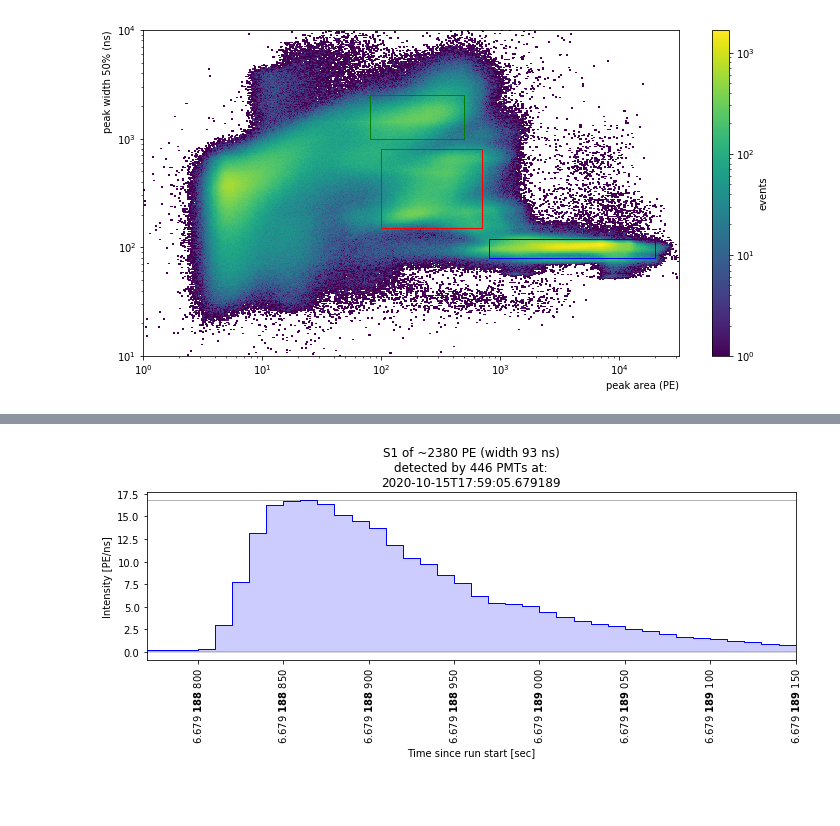
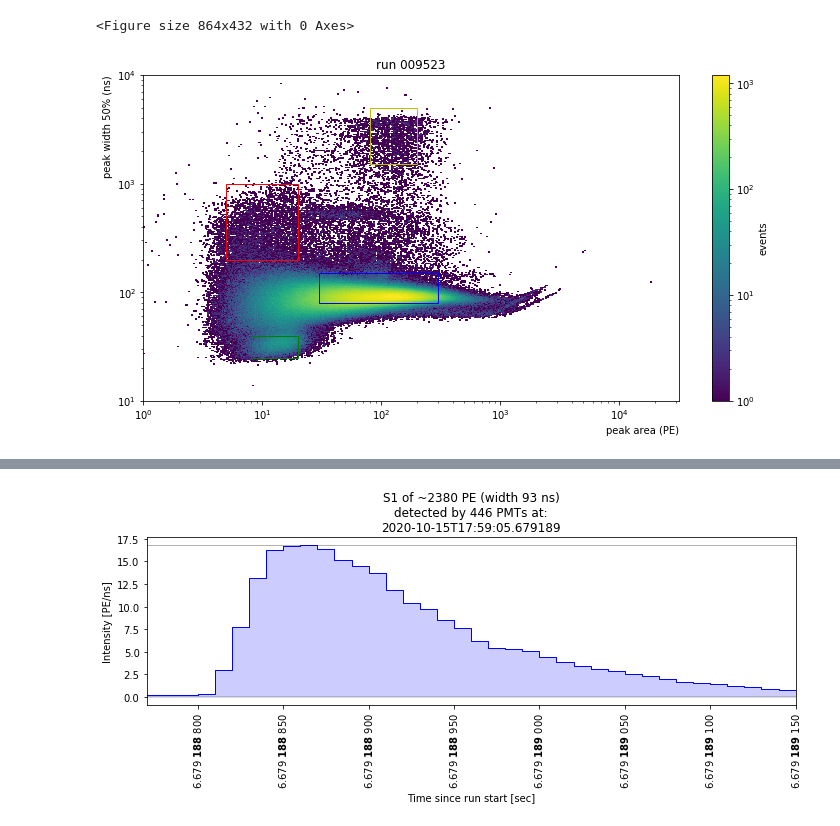
Before and after one commit to valerioda/xenon-note, a Jupyter notebook: fast_response_analysis/firstdata-nT.ipynb, the cells around one changed output, grey strips where cells are left out. Drawn from its saved outputs; the diff is of its cells as text; code cells hidden in the pictures; blank space fills up the shorter version.

Commit message:
first nT data

```diff
--- a/fast_response_analysis/firstdata-nT.ipynb
+++ b/fast_response_analysis/firstdata-nT.ipynb
@@ -66,2 +49,0 @@ runs
-# %%
-run_id = '009375'
@@ -98,0 +50,11 @@ def plot_some_peaks(peaks, max_plots = 5, randomize = False):
+# %%
+#run_id = '009375'
+def plot_area_width(st, run_id = '009510'):
+    if (st.is_stored(run_id, "peak_basics")):
+        #peaks = st.get_array(run_id, targets = ('peak_basics'), #seconds_range = (0, 10),
+                             #progress_bar=False)
+        #print(f'Loaded {peaks.nbytes/1e6:.1f} MB of peaks-data')
+        data = psu.select_data(st,run_id)
+        psu.plot_area_width(data,0,4.5,1,4)
+        plt.title(f'run {run_id}')
+    else: print('peak_basics is not stored')
@@ -99,16 +121,21 @@ def plot_some_peaks(peaks, max_plots = 5, randomize = False):
 # %%
-psu.plot_area_width(data,0,4.5,1,4)
-area_cut1 = (800,2e4)
-area_cut2 = (100,700)
-area_cut3 = (80,500)
-width_cut1 = (80,120)
-width_cut2 = (150,800)
-width_cut3 = (1000,2500)
+plt.figure(figsize=(12,6))
+area_cut1 = (30,300)
+area_cut2 = (5,20)
+area_cut3 = (80,200)
+area_cut4 = (8,20)
+width_cut1 = (80,150)
+width_cut2 = (200,1000)
+width_cut3 = (1500,5000)
+width_cut4 = (25,40)
+plot_area_width(st, '009523')
 psu.rectangle(area_cut1,width_cut1,'b')
 psu.rectangle(area_cut2,width_cut2,'r')
-psu.rectangle(area_cut3,width_cut3,'g')
+psu.rectangle(area_cut3,width_cut3,'y')
+psu.rectangle(area_cut4,width_cut4,'g')
 # %% [output]
+<Figure size 864x432 with 0 Axes>
-[figure, old version]
+[figure, new version]
 # %%
 selected_peaks1 = peaks[(peaks['area']>area_cut1[0]) & (peaks['area']<area_cut1[1]) &
                        (peaks['range_50p_area']>width_cut1[0]) & (peaks['range_50p_area']<width_cut1[1])]
```
Also changed, not shown: parts of 19 cells of this notebook, 1 other file.
